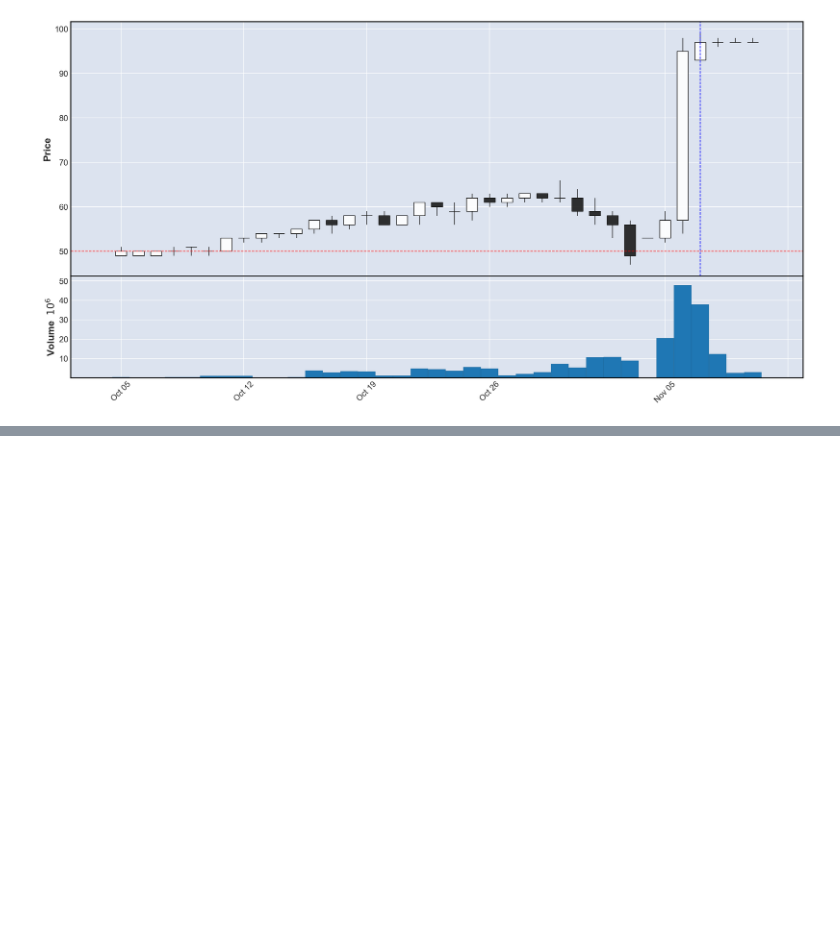
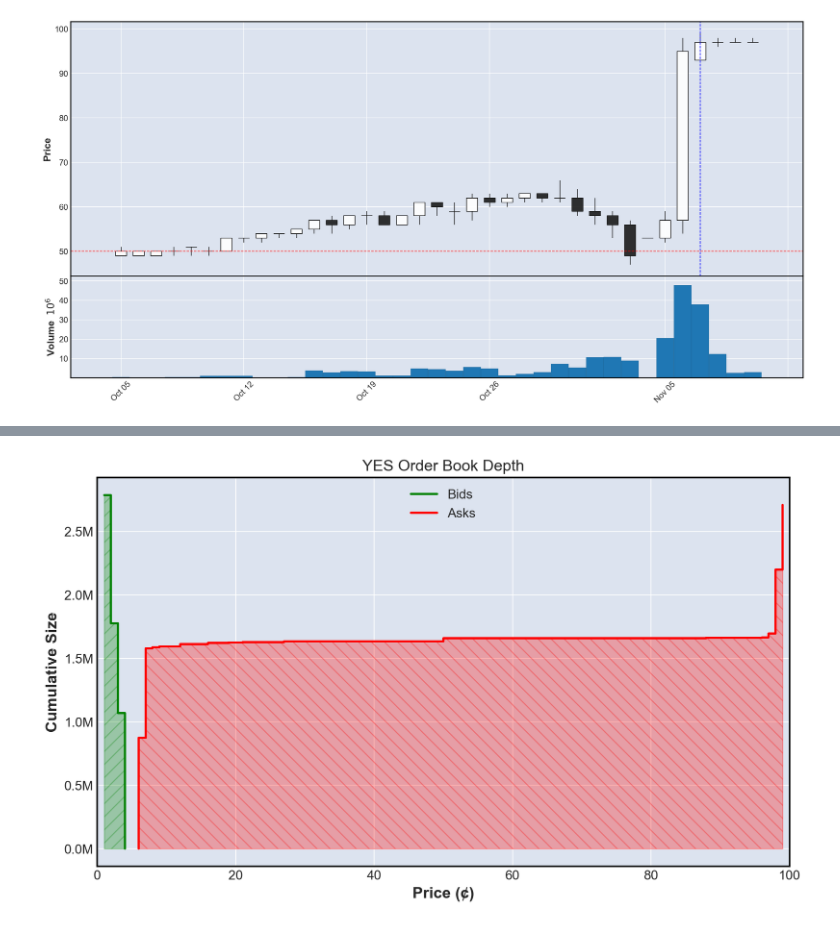
Before and after one commit to NiccoloComati/mykalshi, a Jupyter notebook: main.ipynb, the cells around one changed output, grey strips where cells are left out. Saved outputs shown, nothing was run; the diff lists cells and outputs as text; code cells hidden in the pictures; blank space fills up the shorter version.

```diff
--- a/main.ipynb
+++ b/main.ipynb
@@ -368,0 +459,4 @@ plt.show()
+# %%
+plot_market_lob("KXFEDDECISION-25JUL-C25")
+# %% [output]
+[figure, added]
```
Also changed, not shown: parts of 27 cells of this notebook, 4 other files.
